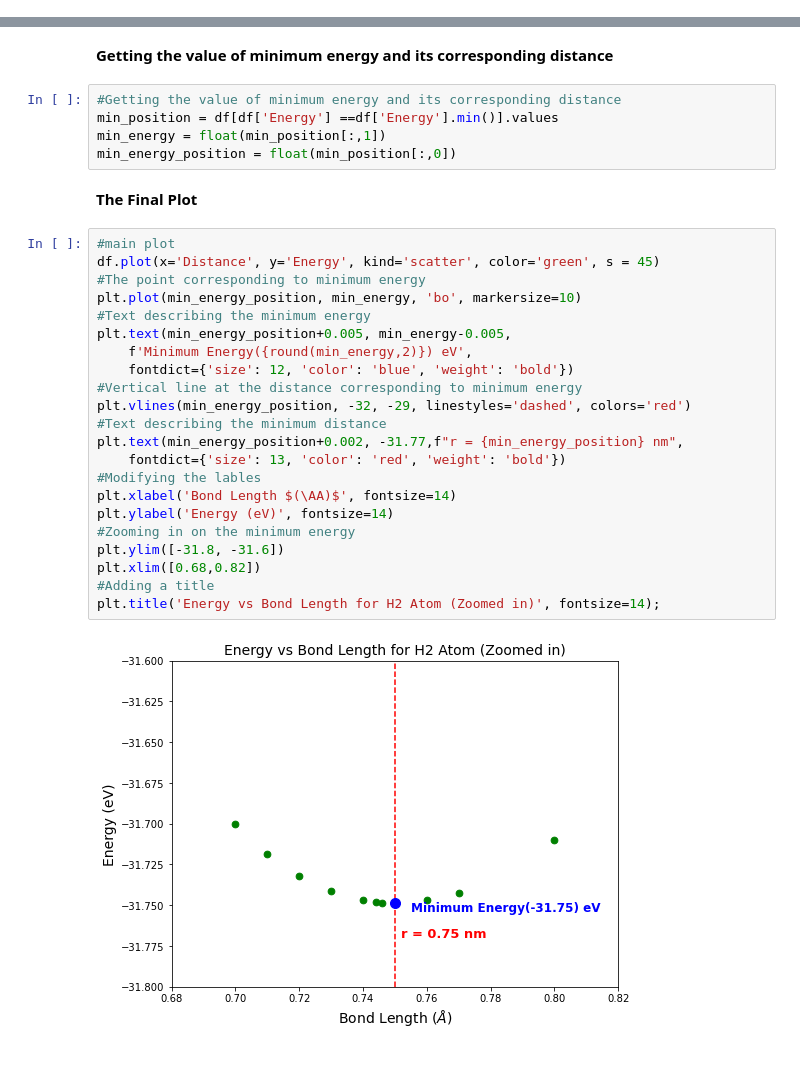
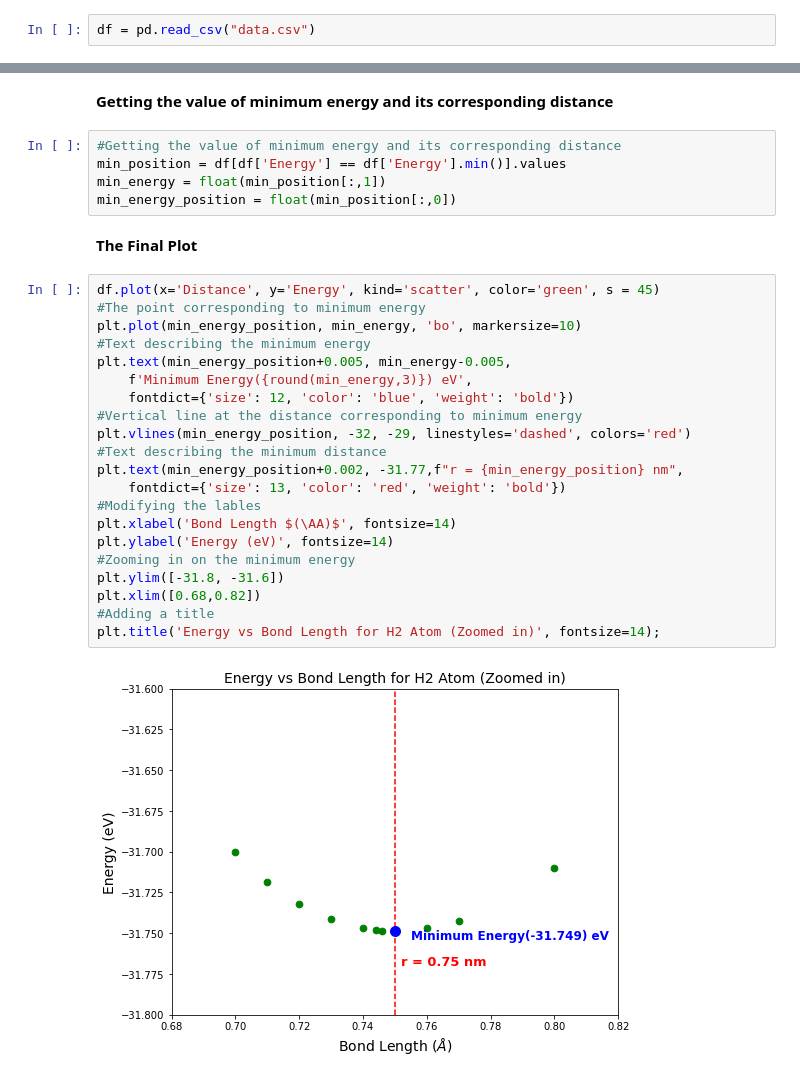
Before and after one commit to Hari31416/Academic, a Jupyter notebook: Codes/Assignment2/Assignment2.ipynb, the cells around one changed output, grey strips where cells are left out. Saved outputs shown, nothing was run; the diff lists cells and outputs as text.

```diff
--- a/Codes/Assignment2/Assignment2.ipynb
+++ b/Codes/Assignment2/Assignment2.ipynb
@@ -15,3 +21,5 @@ df = pd.read_excel("Assignment2.xlsx")
+# %%
+df = pd.read_csv("data.csv")
 # %%
 df
 # %% [output]
@@ -47,32 +55,31 @@ plt.title('Energy vs Distance for H2 Atom');
 **Getting the value of minimum energy and its corresponding distance**
 # %%
 #Getting the value of minimum energy and its corresponding distance
-min_position = df[df['Energy'] ==df['Energy'].min()].values
+min_position = df[df['Energy'] == df['Energy'].min()].values
 min_energy = float(min_position[:,1])
 min_energy_position = float(min_position[:,0])
 # %% [markdown]
 **The Final Plot**
 # %%
-#main plot
 df.plot(x='Distance', y='Energy', kind='scatter', color='green', s = 45)
 #The point corresponding to minimum energy
 plt.plot(min_energy_position, min_energy, 'bo', markersize=10)
 #Text describing the minimum energy
 plt.text(min_energy_position+0.005, min_energy-0.005,
-    f'Minimum Energy({round(min_energy,2)}) eV',
+    f'Minimum Energy({round(min_energy,3)}) eV',
     fontdict={'size': 12, 'color': 'blue', 'weight': 'bold'})
 #Vertical line at the distance corresponding to minimum energy
 plt.vlines(min_energy_position, -32, -29, linestyles='dashed', colors='red')
 #Text describing the minimum distance
 plt.text(min_energy_position+0.002, -31.77,f"r = {min_energy_position} nm",
     fontdict={'size': 13, 'color': 'red', 'weight': 'bold'})
 #Modifying the lables
 plt.xlabel('Bond Length $(\AA)$', fontsize=14)
 plt.ylabel('Energy (eV)', fontsize=14)
 #Zooming in on the minimum energy
 plt.ylim([-31.8, -31.6])
 plt.xlim([0.68,0.82])
 #Adding a title
 plt.title('Energy vs Bond Length for H2 Atom (Zoomed in)', fontsize=14);
 # %% [output]
-[figure, old version]
+[figure, new version]
```
Also changed, not shown: parts of 5 cells of this notebook, 4 other files.
